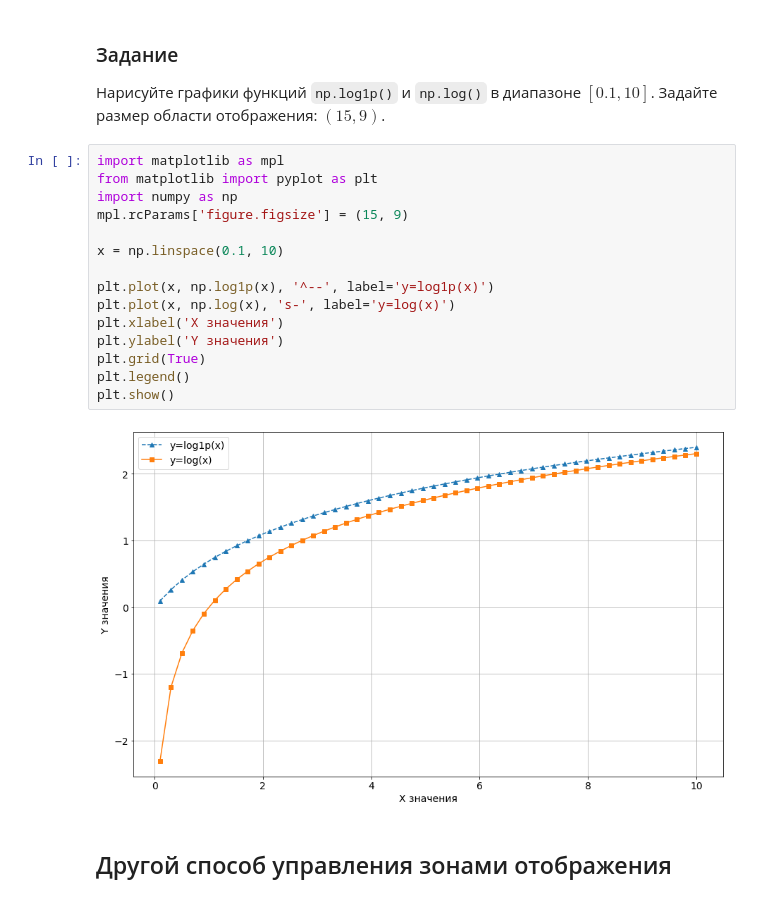
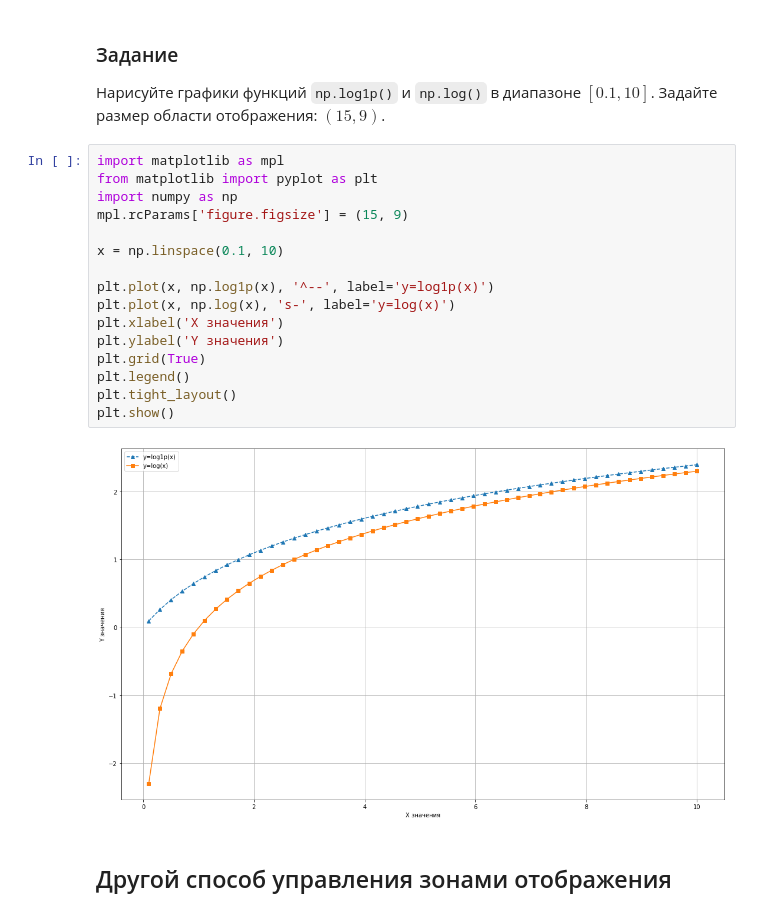
Before and after one commit to huhaoran0/5496-huhaoran, a Jupyter notebook: 02_Matplotlib.ipynb, the cells around one changed output. Saved outputs shown, nothing was run; the diff lists cells and outputs as text.

```diff
--- a/02_Matplotlib.ipynb
+++ b/02_Matplotlib.ipynb
@@ -268,20 +263,21 @@ plt.plot(x, x**2)
 # %%
 import matplotlib as mpl
 from matplotlib import pyplot as plt
 import numpy as np
 mpl.rcParams['figure.figsize'] = (15, 9)
 
 x = np.linspace(0.1, 10)
 
 plt.plot(x, np.log1p(x), '^--', label='y=log1p(x)')
 plt.plot(x, np.log(x), 's-', label='y=log(x)')
 plt.xlabel('X значения')
 plt.ylabel('Y значения')
 plt.grid(True)
 plt.legend()
+plt.tight_layout()
 plt.show()
 # %% [output]
-[figure, old version]
+[figure, new version]
 # %% [markdown]
 ## Другой способ управления зонами отображения
 # %% [markdown]
```
Also changed, not shown: parts of 12 cells of this notebook.
